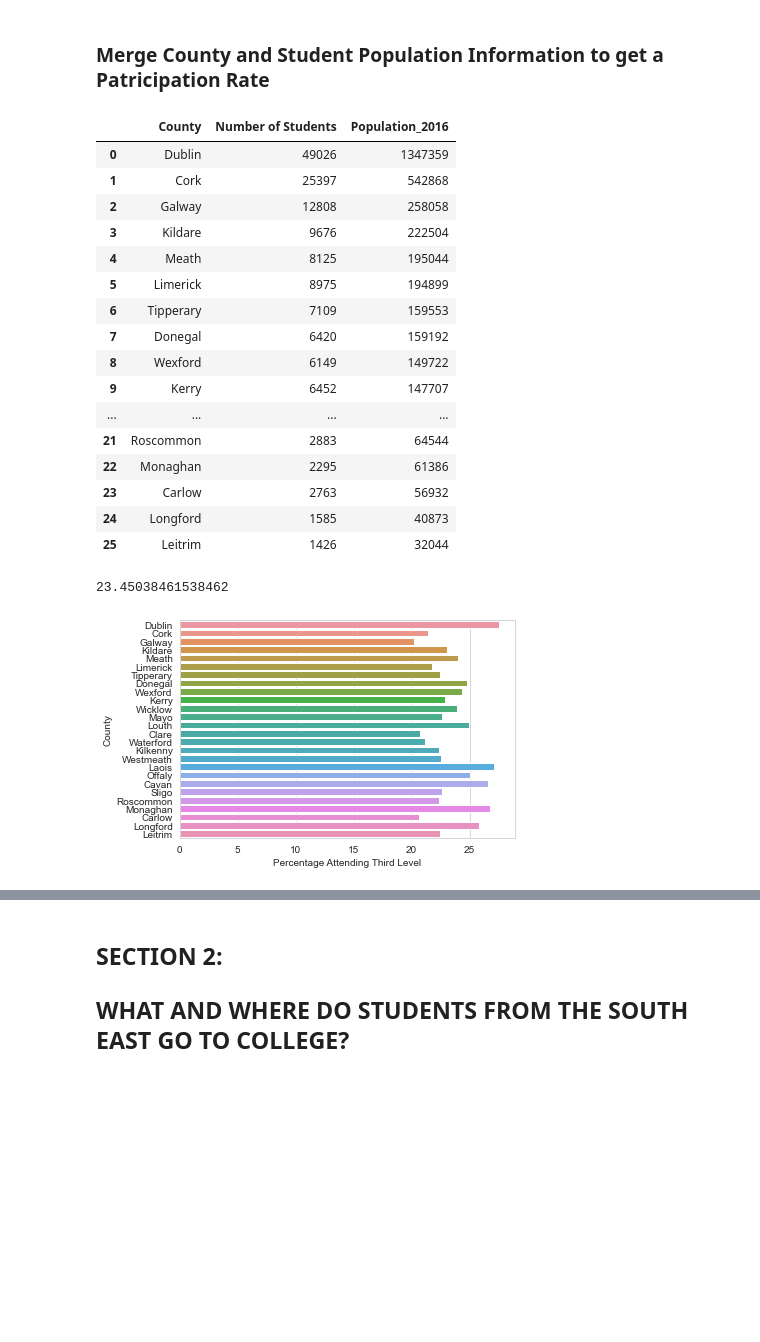
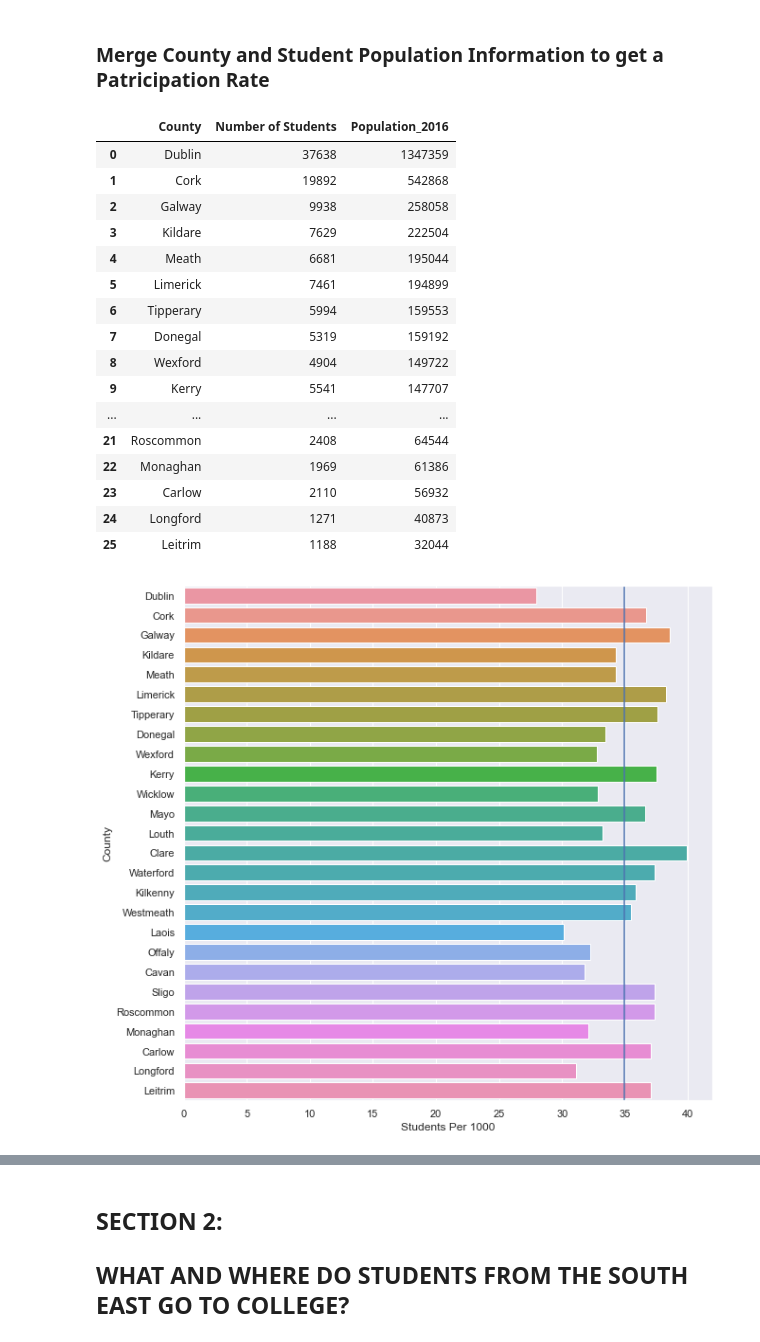
Before and after one commit to rhayeswaterford/UCDProject, a Jupyter notebook: Richard Hayes UCD Project.ipynb, the cells around one changed output, grey strips where cells are left out. Cells and saved outputs as stored; diff of their text form; code cells hidden in the pictures; blank space fills up the shorter version.

Commit message:
Change overall raw material to full time students

```diff
--- a/Richard Hayes UCD Project.ipynb
+++ b/Richard Hayes UCD Project.ipynb
@@ -16,3 +17,9 @@ raw_material = pd.read_csv(
+# %%
+# This is sub data, Full Time only
+#
+raw_material= pd.read_csv(
+   r'\Users\rhayes\Desktop\UCD_Data_Analytics_Course\HEA_Student_Enrolment_Data_Domiciliary_FT_Only_201819.csv'
+)
 # %%
 raw_material.head()
 # %% [output]
@@ -444,20 +453,20 @@ merged_population_counties = student_population_county.merge (County_Populations
 merged_population_counties
 # %% [output]
 |  | County | Number of Students | Population_2016 |
-| 0 | Dublin | 49026 | 1347359 |
-| 1 | Cork | 25397 | 542868 |
-| 2 | Galway | 12808 | 258058 |
-| 3 | Kildare | 9676 | 222504 |
-| 4 | Meath | 8125 | 195044 |
-| 5 | Limerick | 8975 | 194899 |
-| 6 | Tipperary | 7109 | 159553 |
-| 7 | Donegal | 6420 | 159192 |
-| 8 | Wexford | 6149 | 149722 |
-| 9 | Kerry | 6452 | 147707 |
+| 0 | Dublin | 37638 | 1347359 |
+| 1 | Cork | 19892 | 542868 |
+| 2 | Galway | 9938 | 258058 |
+| 3 | Kildare | 7629 | 222504 |
+| 4 | Meath | 6681 | 195044 |
+| 5 | Limerick | 7461 | 194899 |
+| 6 | Tipperary | 5994 | 159553 |
+| 7 | Donegal | 5319 | 159192 |
+| 8 | Wexford | 4904 | 149722 |
+| 9 | Kerry | 5541 | 147707 |
 | ... | ... | ... | ... |
-| 21 | Roscommon | 2883 | 64544 |
-| 22 | Monaghan | 2295 | 61386 |
-| 23 | Carlow | 2763 | 56932 |
-| 24 | Longford | 1585 | 40873 |
-| 25 | Leitrim | 1426 | 32044 |
+| 21 | Roscommon | 2408 | 64544 |
+| 22 | Monaghan | 1969 | 61386 |
+| 23 | Carlow | 2110 | 56932 |
+| 24 | Longford | 1271 | 40873 |
+| 25 | Leitrim | 1188 | 32044 |
 # %%
@@ -465,15 +474,15 @@ merged_population_counties ["Percentage Attending Third Level"] = merged_populat
 # %%
 merged_population_counties=merged_population_counties.round(decimals=2)
 # %%
-print(merged_population_counties["Percentage Attending Third Level"].mean())
+mean_counties=merged_population_counties["Students Per 1000"].mean()
-# %% [output]
-23.45038461538462
 # %%
-sns.barplot(
+graph=sns.barplot(
     data=merged_population_counties,
     y="County",
-    x="Percentage Attending Third Level",
+    x="Students Per 1000",
       );
+graph.axvline(mean_counties)
+plt.show;
 # %% [output]
-[figure, old version]
+[figure, new version]
 # %%
```
Also changed, not shown: parts of 31 cells of this notebook.
